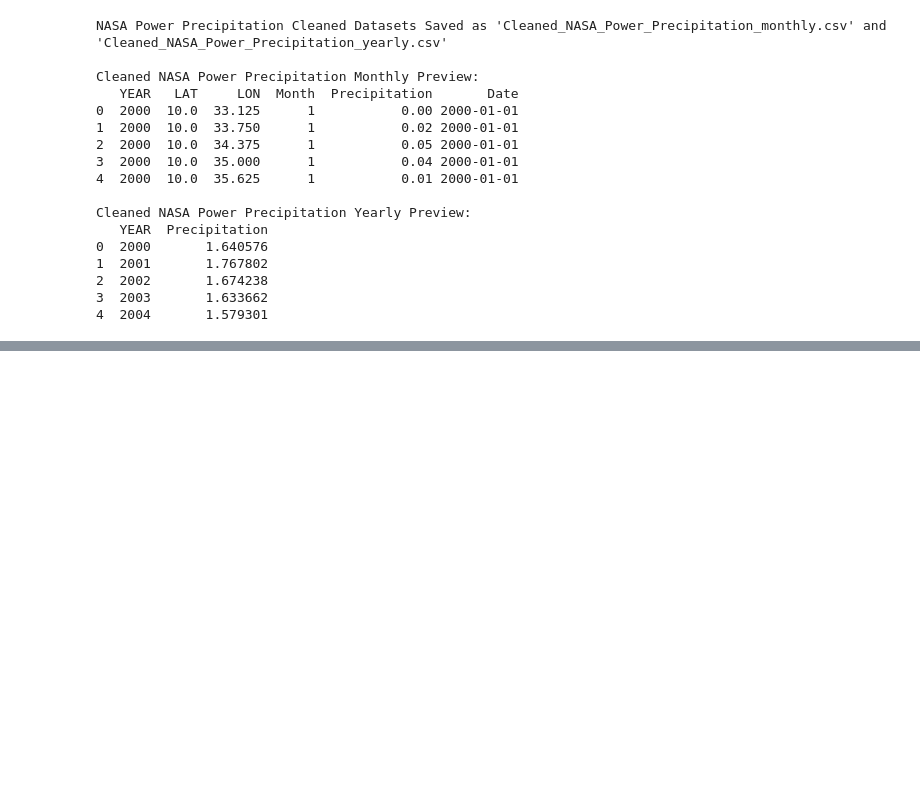
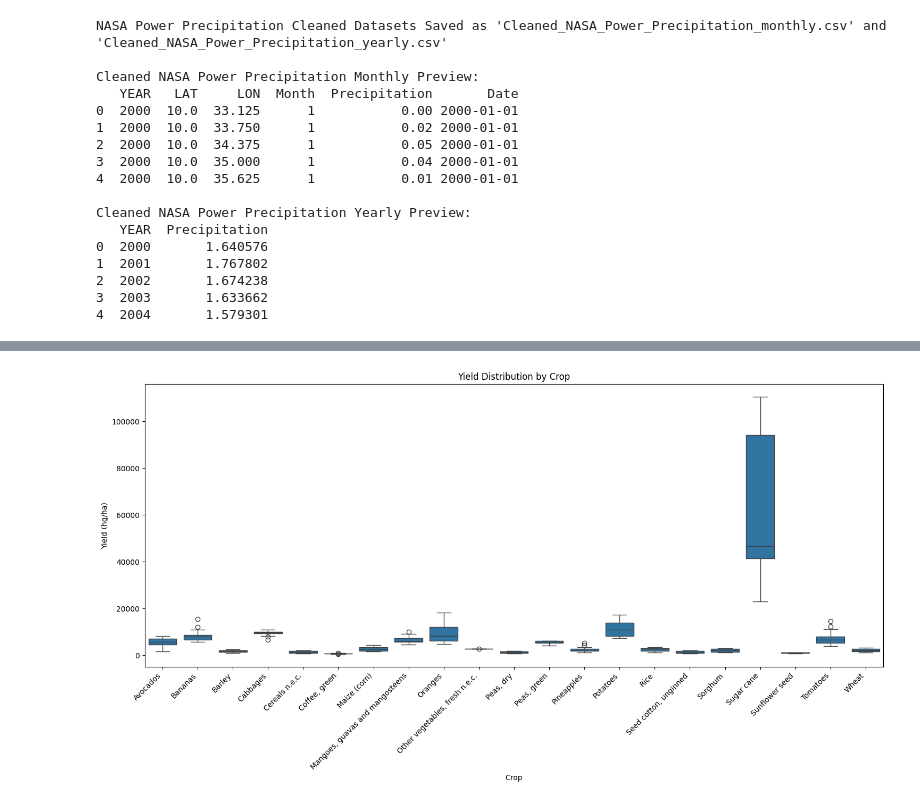
Before and after one commit to natanamanuelmamo/ML_crop_yield_prediction, a Jupyter notebook: crop_yield_prediction.ipynb, the cells around one changed output, grey strips where cells are left out. Drawn from its saved outputs; the diff is of its cells as text; code cells hidden in the pictures; blank space fills up the shorter version.

```diff
--- a/crop_yield_prediction.ipynb
+++ b/crop_yield_prediction.ipynb
@@ -554,0 +739,14 @@ Cleaned NASA Power Precipitation Yearly Preview:
+# %%
+# --- Box Plot of Yields by Crop ---
+plt.figure(figsize=(15, 8))
+sns.boxplot(x='Crop', y='Yield', data=df)
+plt.title('Yield Distribution by Crop')
+plt.xticks(rotation=45, ha='right')
+plt.xlabel('Crop')
+plt.ylabel('Yield (hg/ha)')
+plt.tight_layout()
+# plt.savefig('z_yield_boxplot.png')
+plt.show()
+plt.close()
+# %% [output]
+[figure, added]
```
Also changed, not shown: parts of 19 cells of this notebook, 9 other files.
